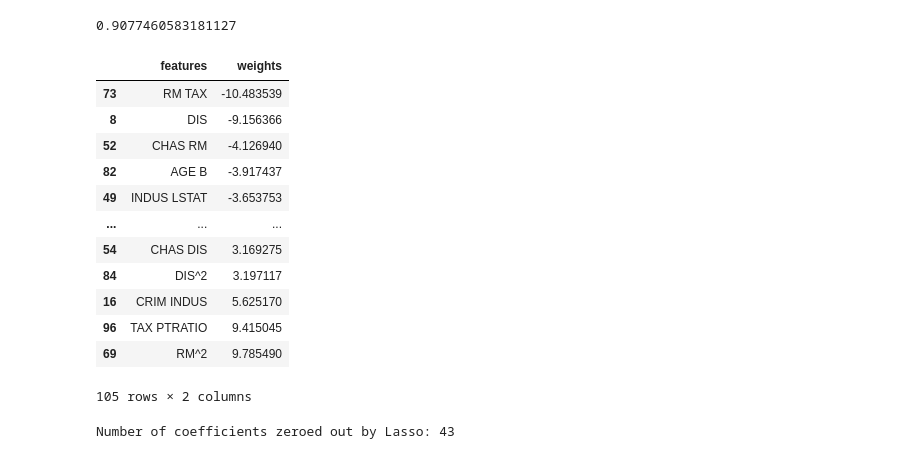
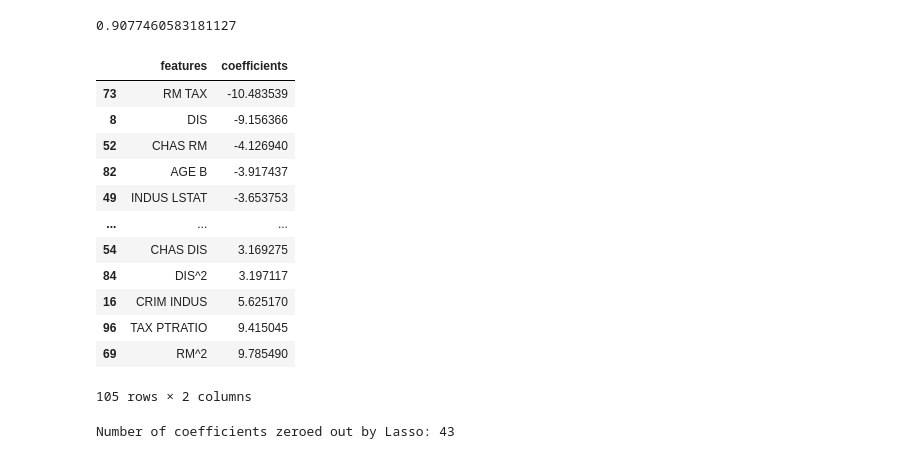
Before and after one commit to Visque/Boston-house-price-prediction, a Jupyter notebook: Boston_house_pricing_pred.ipynb, the cells around one changed output. Drawn from its saved outputs; the diff is of its cells as text; code cells hidden in the pictures.

```diff
--- a/Boston_house_pricing_pred.ipynb
+++ b/Boston_house_pricing_pred.ipynb
@@ -482,10 +477,10 @@ r2_score(best_model.predict(X), Y)
 0.9077460583181127
 # %%
 first = pd.DataFrame(zip(best_model.named_steps['more_features'].get_feature_names_out(input_features = X.columns), best_model.named_steps['lasso_regression'].coef_))
-first.columns = ['features', 'weights']
-first.sort_values(by='weights')
+first.columns = ['features', 'coefficients']
+first.sort_values(by='coefficients')
 # %% [output]
-|  | features | weights |
+|  | features | coefficients |
 | 73 | RM TAX | -10.483539 |
 | 8 | DIS | -9.156366 |
 | 52 | CHAS RM | -4.126940 |
```
Also changed, not shown: parts of 6 cells of this notebook.
